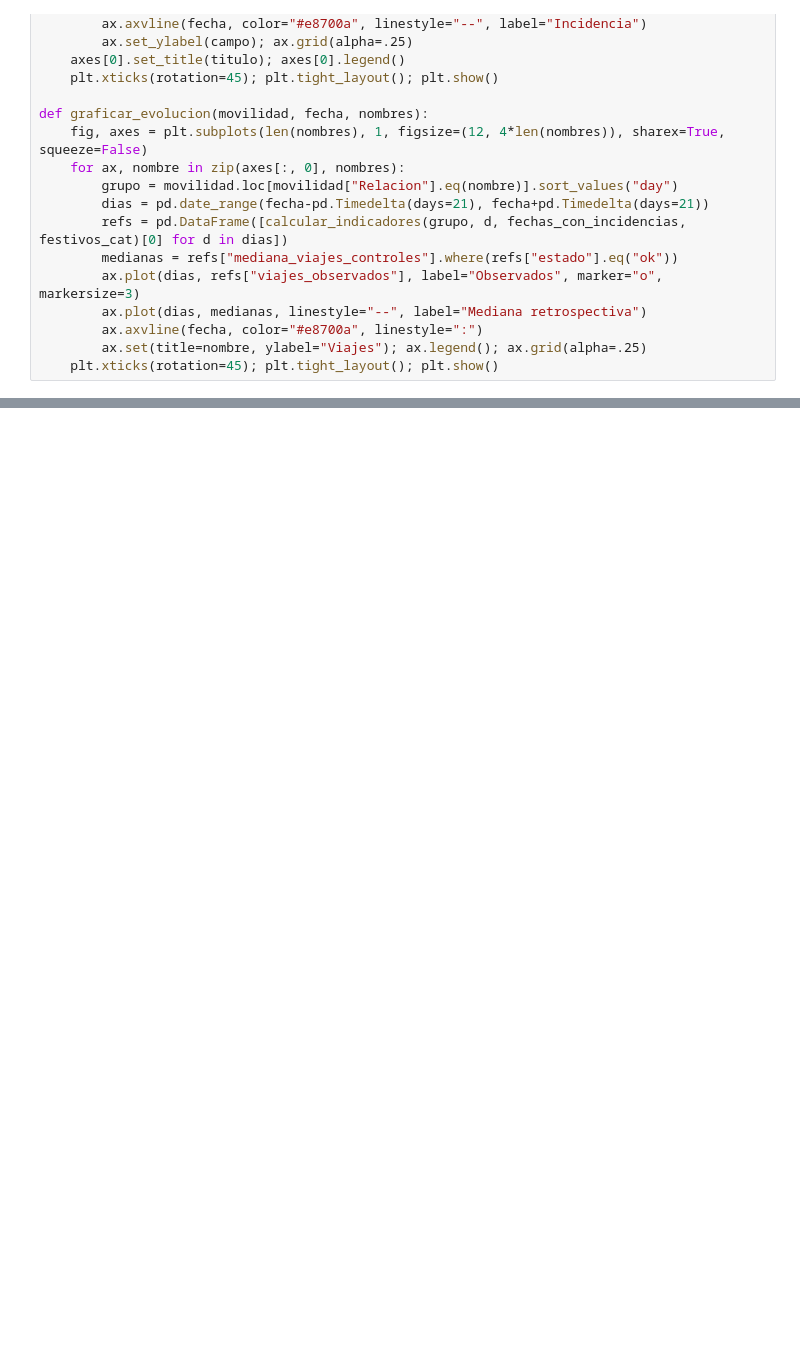
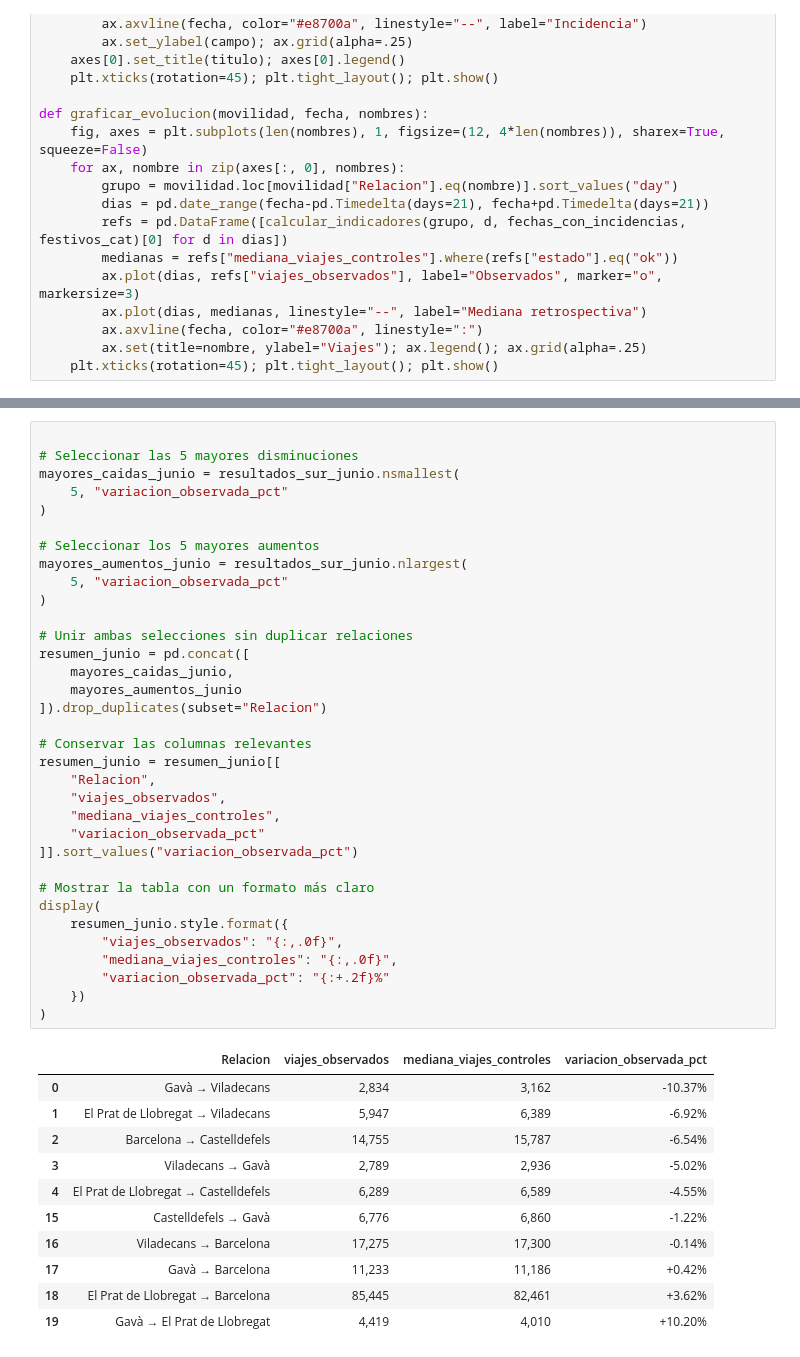
Before and after one commit to martinafrisach/R-MOVE, a Jupyter notebook: notebooks/04_comparación_movilidad_incidencias.ipynb, the cells around one changed output, grey strips where cells are left out. Drawn from its saved outputs; the diff is of its cells as text; blank space fills up the shorter version.

```diff
--- a/notebooks/04_comparación_movilidad_incidencias.ipynb
+++ b/notebooks/04_comparación_movilidad_incidencias.ipynb
@@ -765,0 +509,46 @@ Los datos diarios no identifican modo, horarios ni usuarios afectados. Las concl
+# %%
+
+# Seleccionar las 5 mayores disminuciones
+mayores_caidas_junio = resultados_sur_junio.nsmallest(
+    5, "variacion_observada_pct"
+)
+
+# Seleccionar los 5 mayores aumentos
+mayores_aumentos_junio = resultados_sur_junio.nlargest(
+    5, "variacion_observada_pct"
+)
+
+# Unir ambas selecciones sin duplicar relaciones
+resumen_junio = pd.concat([
+    mayores_caidas_junio,
+    mayores_aumentos_junio
+]).drop_duplicates(subset="Relacion")
+
+# Conservar las columnas relevantes
+resumen_junio = resumen_junio[[
+    "Relacion",
+    "viajes_observados",
+    "mediana_viajes_controles",
+    "variacion_observada_pct"
+]].sort_values("variacion_observada_pct")
+
+# Mostrar la tabla con un formato más claro
+display(
+    resumen_junio.style.format({
+        "viajes_observados": "{:,.0f}",
+        "mediana_viajes_controles": "{:,.0f}",
+        "variacion_observada_pct": "{:+.2f}%"
+    })
+)
+# %% [output]
+|  | Relacion | viajes_observados | mediana_viajes_controles | variacion_observada_pct |
+| 0 | Gavà → Viladecans | 2,834 | 3,162 | -10.37% |
+| 1 | El Prat de Llobregat → Viladecans | 5,947 | 6,389 | -6.92% |
+| 2 | Barcelona → Castelldefels | 14,755 | 15,787 | -6.54% |
+| 3 | Viladecans → Gavà | 2,789 | 2,936 | -5.02% |
+| 4 | El Prat de Llobregat → Castelldefels | 6,289 | 6,589 | -4.55% |
+| 15 | Castelldefels → Gavà | 6,776 | 6,860 | -1.22% |
+| 16 | Viladecans → Barcelona | 17,275 | 17,300 | -0.14% |
+| 17 | Gavà → Barcelona | 11,233 | 11,186 | +0.42% |
+| 18 | El Prat de Llobregat → Barcelona | 85,445 | 82,461 | +3.62% |
+| 19 | Gavà → El Prat de Llobregat | 4,419 | 4,010 | +10.20% |
```
Also changed, not shown: parts of 52 cells of this notebook, 10 other files.
